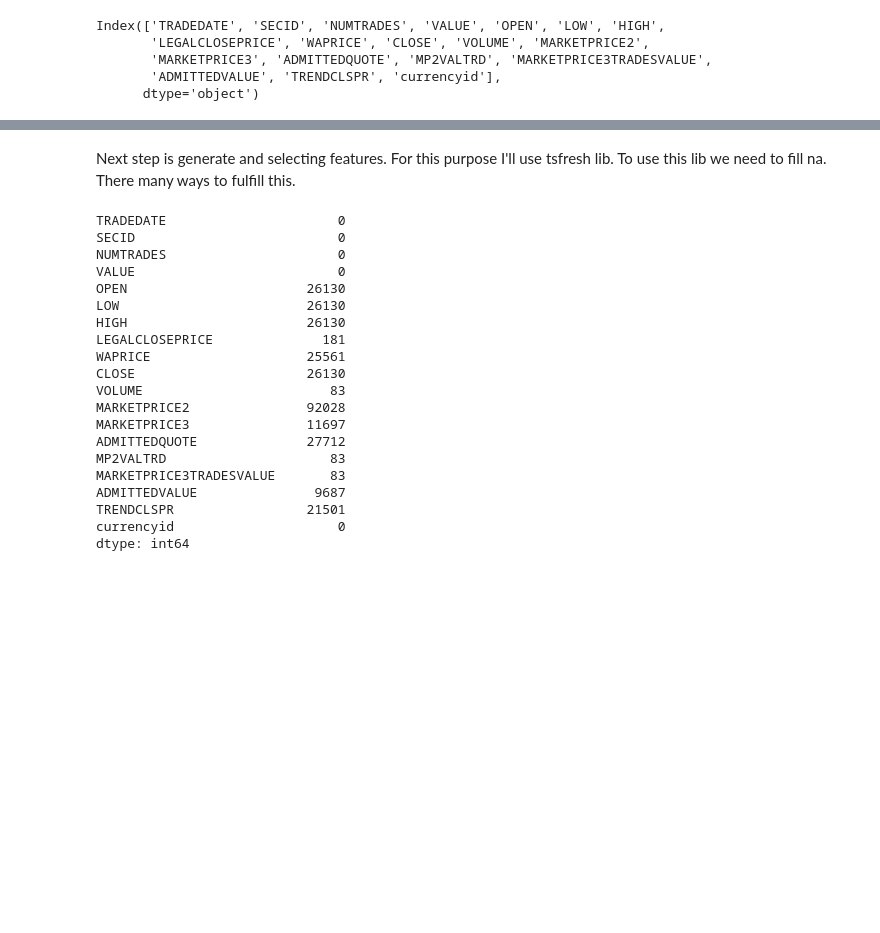
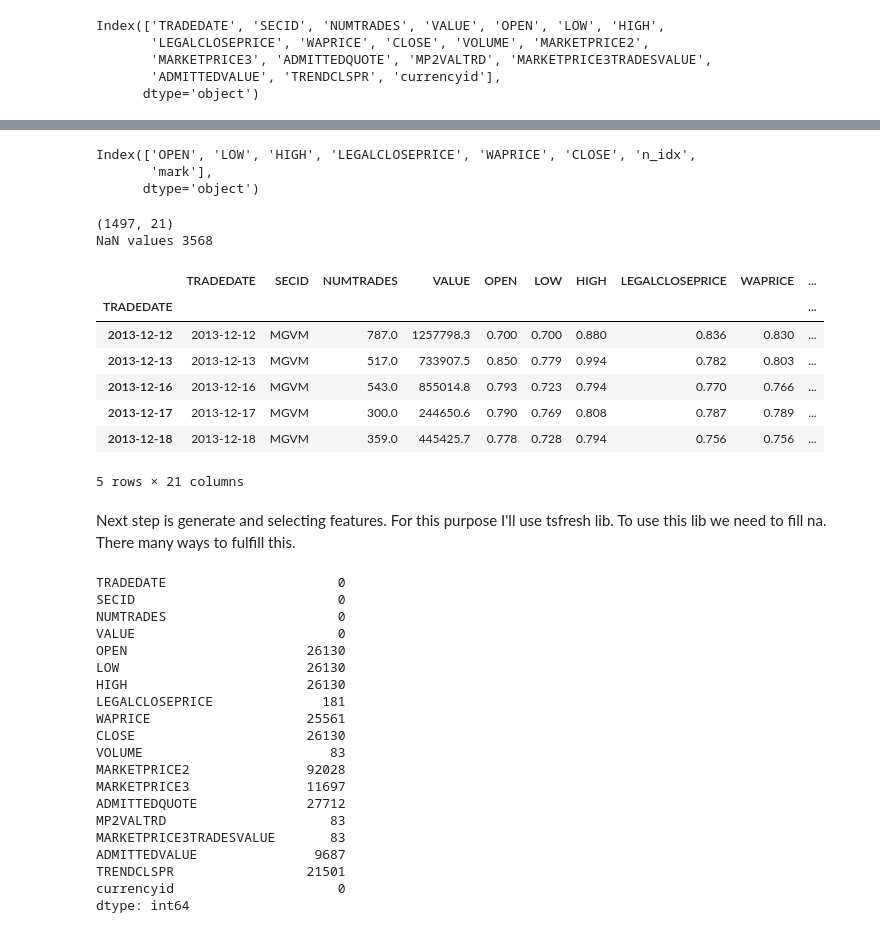
Before and after one commit to T1r3sh/pnd_project, a Jupyter notebook: notebooks/main.ipynb, the cells around one changed output, grey strips where cells are left out. Drawn from its saved outputs; the diff is of its cells as text; code cells hidden in the pictures; blank space fills up the shorter version.

```diff
--- a/notebooks/main.ipynb
+++ b/notebooks/main.ipynb
@@ -74,0 +154,3 @@ Index(['TRADEDATE', 'SECID', 'NUMTRADES', 'VALUE', 'OPEN', 'LOW', 'HIGH',
+# %%
+# droping high correlated
+ts_df.drop(columns = [ "OPEN", "LOW","HIGH", "LEGALCLOSEPRICE", "WAPRICE",   "MARKETPRICE2", "MARKETPRICE3", "MP2VALTRD"], inplace=True)
@@ -74,0 +316,6 @@ Index(['TRADEDATE', 'SECID', 'NUMTRADES', 'VALUE', 'OPEN', 'LOW', 'HIGH',
+# %%
+refined.iloc[:10].select_dtypes(np.number).columns
+# %% [output]
+Index(['OPEN', 'LOW', 'HIGH', 'LEGALCLOSEPRICE', 'WAPRICE', 'CLOSE', 'n_idx',
+       'mark'],
+      dtype='object')
@@ -74,0 +325,42 @@ Index(['TRADEDATE', 'SECID', 'NUMTRADES', 'VALUE', 'OPEN', 'LOW', 'HIGH',
+# %%
+token = np.random.choice(ts_df["SECID"].unique())
+
+# take one token
+sec_df = ts_df[ts_df["SECID"]==token]
+sec_df = sec_df.sort_values("TRADEDATE")
+
+# make proper index
+sec_df.index = pd.to_datetime(sec_df["TRADEDATE"])
+
+# detect anomalies
+a_df = anomaly_detect(sec_df["CLOSE"])
+
+# news for this
+n_list = pnd_token_date_df[pnd_token_date_df["token"]==token]["p_date"].iloc[0].tolist()
+
+# markup and new indexing
+marked_df = anomaly_news_markup_func(sec_df, a_df["80over3"], n_list, na_mark=np.nan, additional_indexing=True)
+
+# # scaling
+# num_cols = marked_df.drop(columns=["mark", "new_index"]).select_dtypes(np.number).columns
+# marked_df[num_cols] = marked_df[num_cols].pct_change()
+# marked_df.replace([np.inf, -np.inf], np.nan, inplace=True)
+# scaler = MinMaxScaler()
+# marked_df[num_cols] = scaler.fit_transform(marked_df[num_cols])
+
+# deleting na
+# marked_df.dropna(inplace=True)
+print(marked_df.shape)
+print("NaN values",marked_df.isna().sum().sum())
+marked_df.head()
+# %% [output]
+(1497, 21)
+NaN values 3568
+|  | TRADEDATE | SECID | NUMTRADES | VALUE | OPEN | LOW | HIGH | LEGALCLOSEPRICE | WAPRICE | ... |
+| TRADEDATE |  |  |  |  |  |  |  |  |  | ... |
+| 2013-12-12 | 2013-12-12 | MGVM | 787.0 | 1257798.3 | 0.700 | 0.700 | 0.880 | 0.836 | 0.830 | ... |
+| 2013-12-13 | 2013-12-13 | MGVM | 517.0 | 733907.5 | 0.850 | 0.779 | 0.994 | 0.782 | 0.803 | ... |
+| 2013-12-16 | 2013-12-16 | MGVM | 543.0 | 855014.8 | 0.793 | 0.723 | 0.794 | 0.770 | 0.766 | ... |
+| 2013-12-17 | 2013-12-17 | MGVM | 300.0 | 244650.6 | 0.790 | 0.769 | 0.808 | 0.787 | 0.789 | ... |
+| 2013-12-18 | 2013-12-18 | MGVM | 359.0 | 445425.7 | 0.778 | 0.728 | 0.794 | 0.756 | 0.756 | ... |
+5 rows × 21 columns
```
Also changed, not shown: parts of 29 cells of this notebook, 19 other files.
